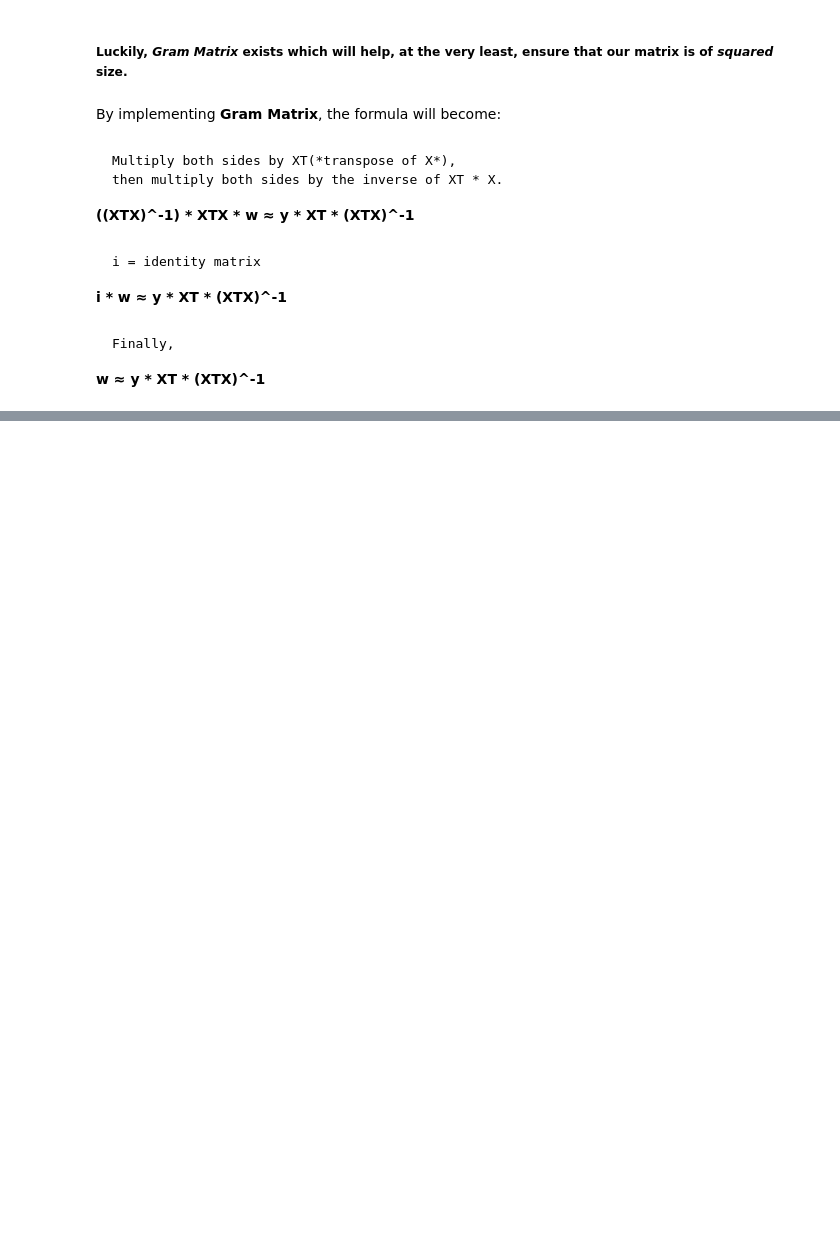
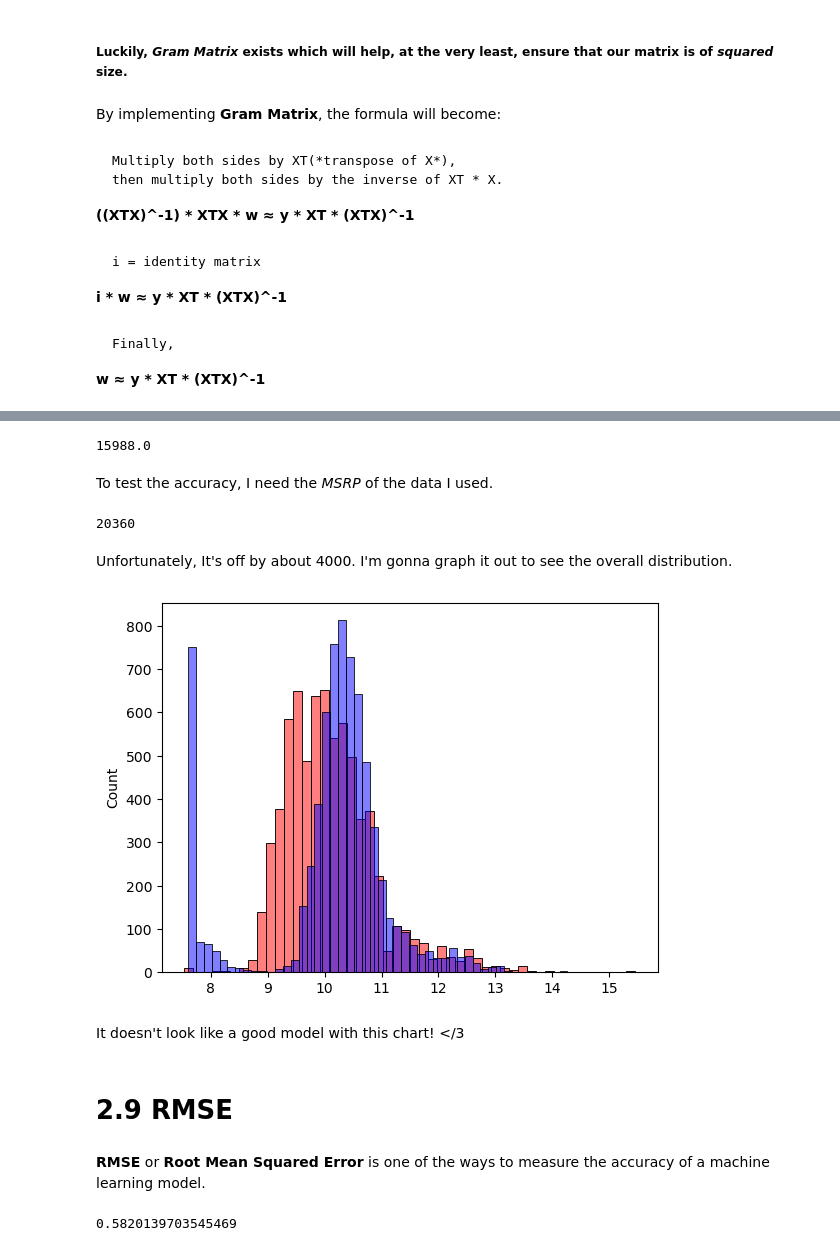
Before and after one commit to kabsmeiou/ml-zoomcamp, a Jupyter notebook: Jupyter Notebook/Lecture 2/Regression.ipynb, the cells around one changed output, grey strips where cells are left out. Saved outputs shown, nothing was run; the diff lists cells and outputs as text; code cells hidden in the pictures; blank space fills up the shorter version.

Commit message:
RMSE

```diff
--- a/Jupyter Notebook/Lecture 2/Regression.ipynb
+++ b/Jupyter Notebook/Lecture 2/Regression.ipynb
@@ -355,0 +476,4 @@ Finally,
+# %%
+X_train = training_set[features].fillna(0)
+# %%
+train_linear_regression(X_train, y)
@@ -355,0 +486,5 @@ Finally,
+# %%
+# assign to variables
+w0, w = train_linear_regression(X_train, y)
+# use linear_regression to predict for some validation data
+linear_regression(testing_set[features].iloc[0].fillna(0).values, w) + w0
@@ -355,0 +501,32 @@ Finally,
+# %%
+prediction = linear_regression(testing_set[features].iloc[0].fillna(0).values, w) + w0
+np.expm1(prediction).round()
+# %% [output]
+15988.0
+# %% [markdown]
+To test the accuracy, I need the *MSRP* of the data I used.
+# %%
+testing_set['msrp'].iloc[0]
+# %% [output]
+20360
+# %% [markdown]
+Unfortunately, It's off by about 4000.
+I'm gonna graph it out to see the overall distribution.
+# %%
+y_pred = linear_regression(X_train, w) + w0
+# %%
+sns.histplot(y_pred, color='red', bins=50, alpha=0.5)
+sns.histplot(y, color='blue', bins=50, alpha=0.5)
+plt.show()
+# %% [output]
+[figure, added]
+# %% [markdown]
+It doesn't look like a good model with this chart! </3
+# %% [markdown]
+# 2.9 RMSE
+# %% [markdown]
+**RMSE** or **Root Mean Squared Error** is one of the ways to measure the accuracy of a machine learning model.
+# %%
+np.square(y_pred.values - y).sum() / len(y_pred)
+# %% [output]
+0.5820139703545469
```
Also changed, not shown: parts of 28 cells of this notebook.
